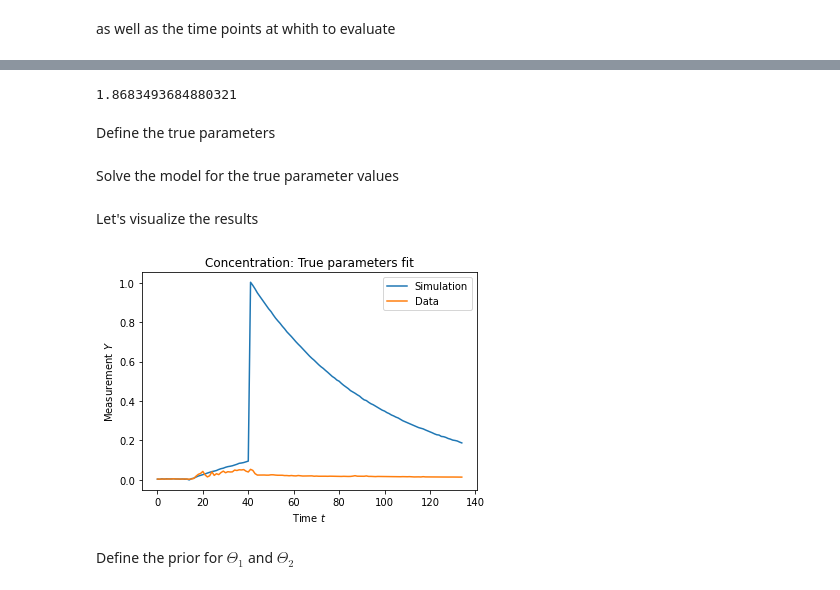
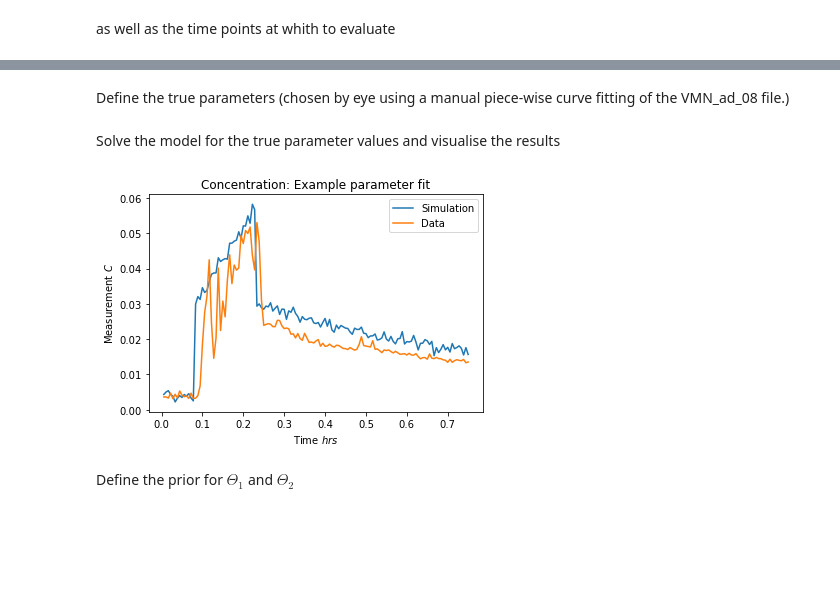
Before and after one commit to MarcoFelipeKing/ciarrai, a Jupyter notebook: code/ODE_fit.ipynb, the cells around one changed output, grey strips where cells are left out. Cells and saved outputs as stored; diff of their text form; code cells hidden in the pictures; blank space fills up the shorter version.

```diff
--- a/code/ODE_fit.ipynb
+++ b/code/ODE_fit.ipynb
@@ -79,22 +68,4 @@ Define the ODE model
 # %%
-def conc_function(t,E,V,k, lambda_):
-    res = k*np.exp(-lambda_*t) + (E/V)*(1-np.exp(-lambda_*t))/lambda_
-    return  res
-
-def deterministic_run(parameters):#precision,initial_contamination,r,C,d,g):
-    #mp type
-    t0 = measurement_times[0:15] # no emission between 0 and 5 minutes
-    t1 = measurement_times[15:44] # emission between 5 and 14 minutes
-    t2 = measurement_times[55:135]# no emission between 14 and 45 minutes
-    C0 = data['conc_2'][0:15].mean() # find the mean of the first 15 data points
-    C0 = np.repeat(C0,len(t0))
-    V = 36.247
-    C1 = conc_function(t1-np.min(t1),parameters['E'],V,parameters['k'],parameters['lambda_']).flatten() # this is the mp experiment
-    C2 = conc_function(t2,0,V,parameters["k"],parameters['lambda_']).flatten() # this is the mp experiment
-
-    C = np.concatenate((C0,C1,C2))
-    return{"Concentration":C}
-
 def model(param):
     """
     Model function for the piecewise solution.
@@ -119,7 +90,7 @@ def model(param):
     t = measurement_times
     # Initialize empty array for concentration values
     C = np.zeros_like(t)
-    V = 36.247
+    V = 44.34
     # Loop over time values
     for i, ti in enumerate(t):
         # If time is less than 5 minutes, set concentration to k
@@ -127,7 +98,7 @@ def model(param):
             C[i] = 0.003851195
         # If time is between 5 and 20 minutes, set concentration according to ODE solution
         elif 5/60 <= ti < 14/60:
-            C[i] =  (E/V)*(1-np.exp(-lambda_*(ti-5/60)))/lambda_ #k*np.exp(-lambda_*(ti-5/60)) +
+            C[i] =  (E/V)*(1-np.exp(-lambda_*(ti-5/60)))/lambda_ + k*np.exp(-lambda_*(ti-5/60))
         # If time is greater than 20 minutes, set concentration to 0
         else:
             C[i] = k*np.exp(-lambda_*(ti-14/60))
@@ -137,35 +108,33 @@ def model(param):
 
     return {"Concentration":C}
 
-model({"E":0.0001,"k":0.003851195,"lambda_":0.0001})['Concentration'].shape
+#model({"E":0.0001,"k":0.003851195,"lambda_":0.0001})['Concentration'].shape
 
-distance({"Concentration":measurement_data}, model({"E":10,"k":0.003851195,"lambda_":1.11}))
+#distance({"Concentration":measurement_data}, model({"E":10,"k":0.003851195,"lambda_":1.11}))
-# %% [output]
-1.8683493684880321
-# %% [markdown]
-Define the true parameters
+# %% [markdown]
+Define the true parameters (chosen by eye using a manual piece-wise curve fitting of the VMN_ad_08 file.)
 # %%
-E_true, k_true, lambda_true = np.exp([3.38, 0.003, 1.174])
+E_true, k_true, lambda_true = np.array([8.38, 0.03, 1.174])
 #t1 = measurement_times[15:44]
 #t1-np.min(t1)
 #model({"E": E_true, "k": k_true, "lambda_":lambda_true})
 # %% [markdown]
-Solve the model for the true parameter values
+Solve the model for the true parameter values and visualise the results
-# %% [markdown]
-Let's visualize the results
 # %%
 param = {"E": E_true, "k": k_true, "lambda_":lambda_true}
 true_trajectory = model(param)["Concentration"]
 import matplotlib.pyplot as plt
-plt.plot(true_trajectory, color="C0", label='Simulation')
-plt.plot(measurement_data, color="C1", label='Data')
-plt.xlabel('Time $t$')
-plt.ylabel('Measurement $Y$')
-plt.title('Concentration: True parameters fit')
+plt.plot(measurement_times,true_trajectory, color="C0", label='Simulation')
+plt.plot(measurement_times, measurement_data, color="C1", label='Data')
+plt.xlabel('Time $hrs$')
+plt.ylabel('Measurement $C$')
+plt.title('Concentration: Example parameter fit')
 plt.legend()
 plt.show()
+
+#np.array(model({'E':3.851195,'k':0.003,'lambda_':1.174})).max()
 # %% [output]
-[figure, old version]
+[figure, new version]
 # %%
 def distance(simulation, data):
     return np.absolute(data["Concentration"] - simulation["Concentration"]).sum()
```
Also changed, not shown: parts of 21 cells of this notebook, 8 other files.
